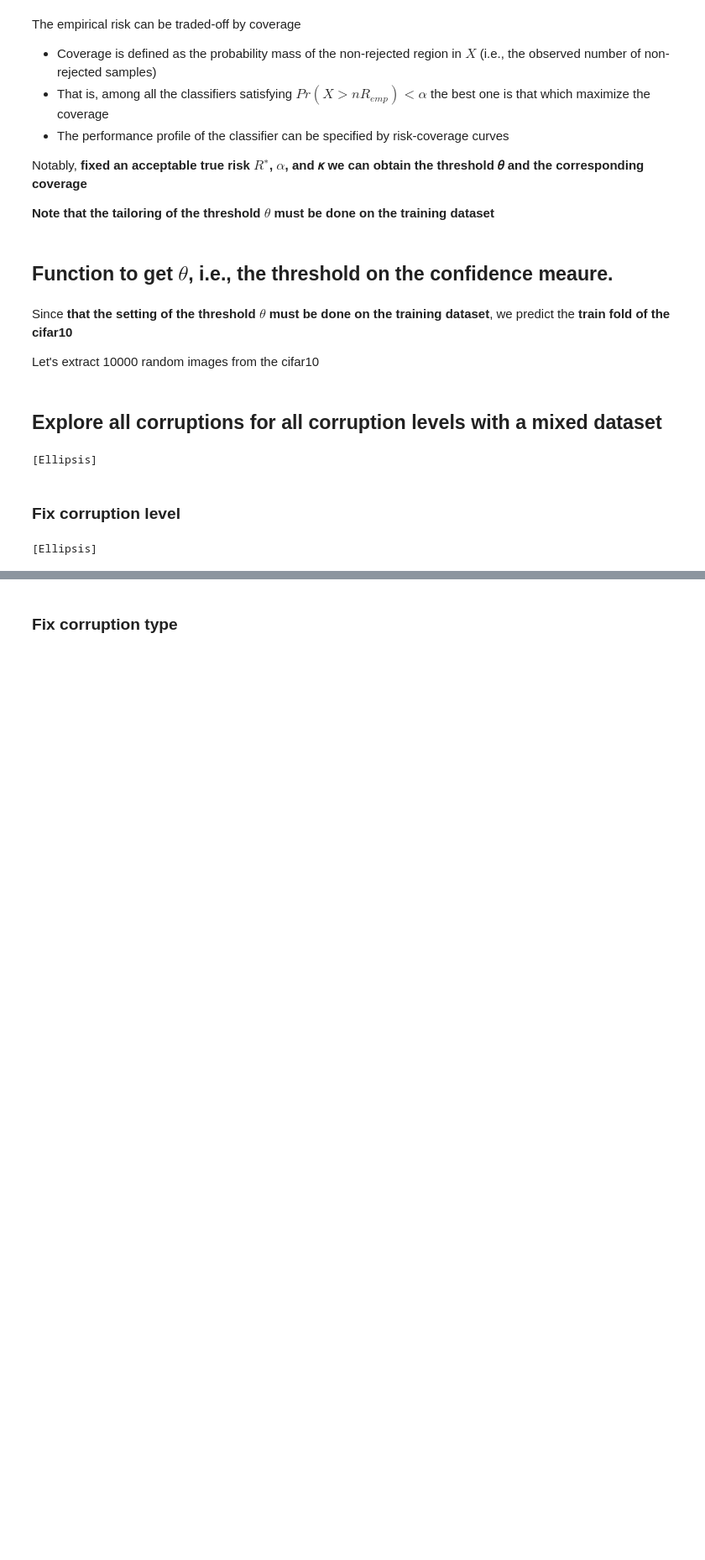
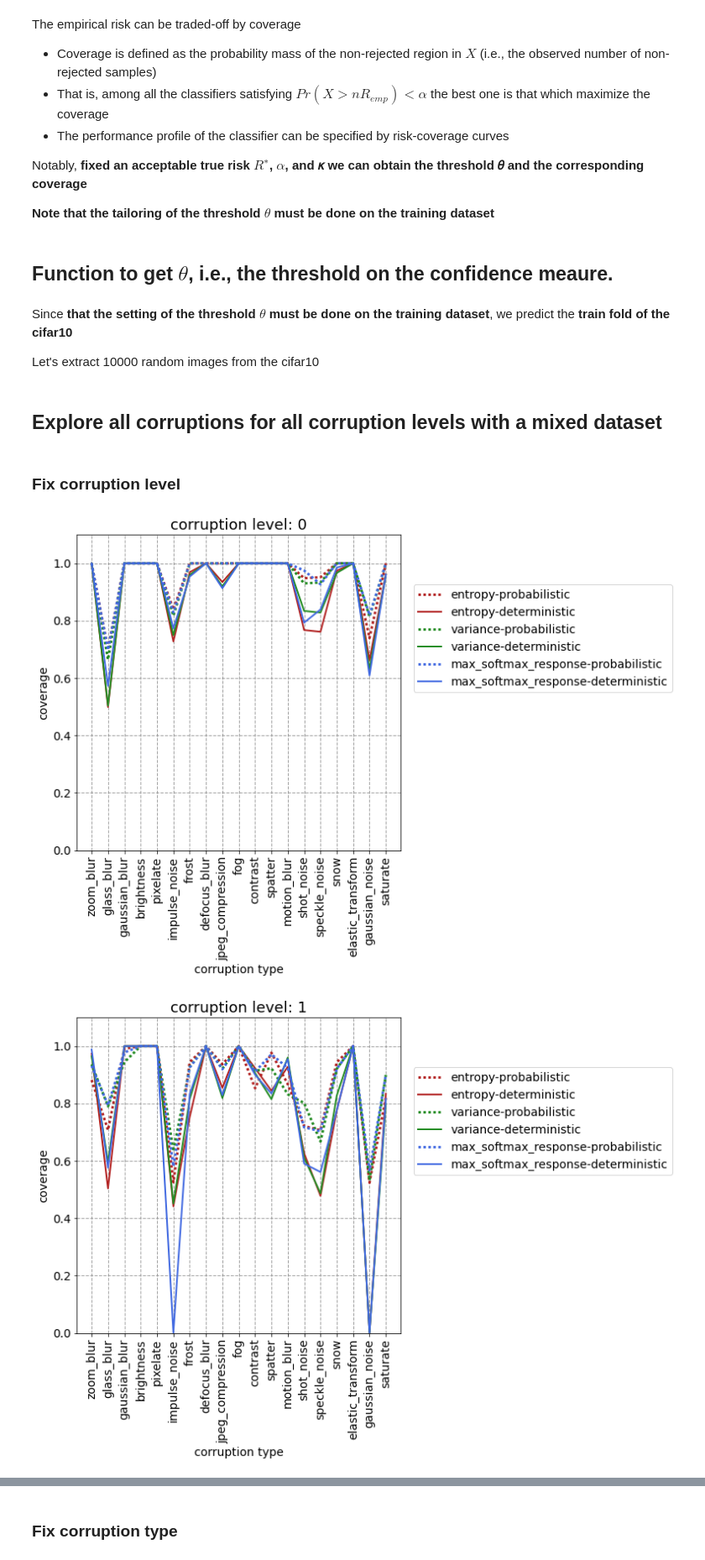
Before and after one commit to giuseppesalvi/MLinA-Selective-Classification, a Jupyter notebook: MLinA_Selective_classification.ipynb, the cells around one changed output, grey strips where cells are left out. Shown at 84% size. Drawn from its saved outputs; the diff is of its cells as text; code cells hidden in the pictures; blank space fills up the shorter version.

Commit message:
feat: explore all corruption types for all corruption levels + plots

```diff
--- a/MLinA_Selective_classification.ipynb
+++ b/MLinA_Selective_classification.ipynb
@@ -365,7 +393,3 @@ cifar10_preds = model.predict(cifar10_train)
 cifar10_many_preds = tta_model.predict_many_times(cifar10_train, "all", draws=draws)
 # %% [markdown]
 ## Explore all corruptions for all corruption levels with a mixed dataset
-# %%
-[...]
-# %% [output]
-[Ellipsis]
@@ -372,6 +455,65 @@ cifar10_many_preds = tta_model.predict_many_times(cifar10_train, "all", draws=dr
 # %% [markdown]
 ### Fix corruption level
-# %%
-[...]
-# %% [output]
-[Ellipsis]
+# %%
+risk = 0.2
+stats = dict()
+# Loop on corruption level
+for level in confidence_data_all_corruptions.keys():
+    # Prepare dict
+    for key in tta_model._uncertainty_metrics.keys():
+        key = '-'.join([key, "probabilistic"])
+        stats[key] = dict()
+        stats[key]['theta'] = list()
+        stats[key]['coverage'] = list()
+        stats[key]['risk_bound'] = list()
+        key = '-'.join([(key).split('-')[0], "deterministic"])
+        stats[key] = dict()
+        stats[key]['theta'] = list()
+        stats[key]['coverage'] = list()
+        stats[key]['risk_bound'] = list()
+    # Loop on corruption type
+    for corruption_type in confidence_data_all_corruptions[level].keys():
+        # Loop on deterministic or probabilistic
+        for uncertainty_type, uncertainty_data in confidence_data_all_corruptions[level][corruption_type].items():
+            y_true = uncertainty_data[2]
+            y_preds = uncertainty_data[1]
+            if len(y_preds.shape) > 2:
+                y_preds = np.mean(y_preds, axis=0)
+            for measure_key in uncertainty_data[0].keys():
+                if measure_key == 'entropy':
+                    measure = 1 - uncertainty_data[0][measure_key]
+                else:
+                    measure = uncertainty_data[0][measure_key]
+
+                (theta, coverage, risk_bound) = get_theta(y_preds,
+                                                          y_true,
+                                                          risk,
+                                                          0.01,
+                                                          measure)
+                stats['-'.join([measure_key, uncertainty_type])]['theta'].append(theta)
+                stats['-'.join([measure_key, uncertainty_type])]['coverage'].append(coverage)
+                stats['-'.join([measure_key, uncertainty_type])]['risk_bound'].append(risk_bound)
+    fig, ax = plt.subplots(1, 1, figsize=(7, 7))
+    colors = ['firebrick', 'forestgreen', 'royalblue']
+    j = 0
+    for metric in tta_model._uncertainty_metrics.keys():
+        ax.plot(stats['-'.join([metric, "probabilistic"])]['coverage'],
+                label='-'.join([metric, "probabilistic"]),
+                linewidth=3,
+                color=colors[j],
+                linestyle=(0, (1, 1)))
+        ax.plot(stats['-'.join([metric, "deterministic"])]['coverage'],
+                linewidth=2,
+                color=colors[j],
+                label='-'.join([metric, "deterministic"]))
+        j += 1
+    ax.legend(loc=(1.04, 0.5))
+    ax.set_xlabel('corruption type')
+    ax.set_ylabel('coverage')
+    ax.set_ylim([0, 1.1])
+    ax.set_xticks(np.arange(len(stats['-'.join([metric, "probabilistic"])]['coverage'])))
+    ax.set_xticklabels(confidence_data_all_corruptions[0].keys(), rotation=90)
+    ax.set_title("corruption level: {}".format(level))
+# %% [output]
+[figure, added]
+[figure, added]
```
Also changed, not shown: parts of 34 cells of this notebook.
